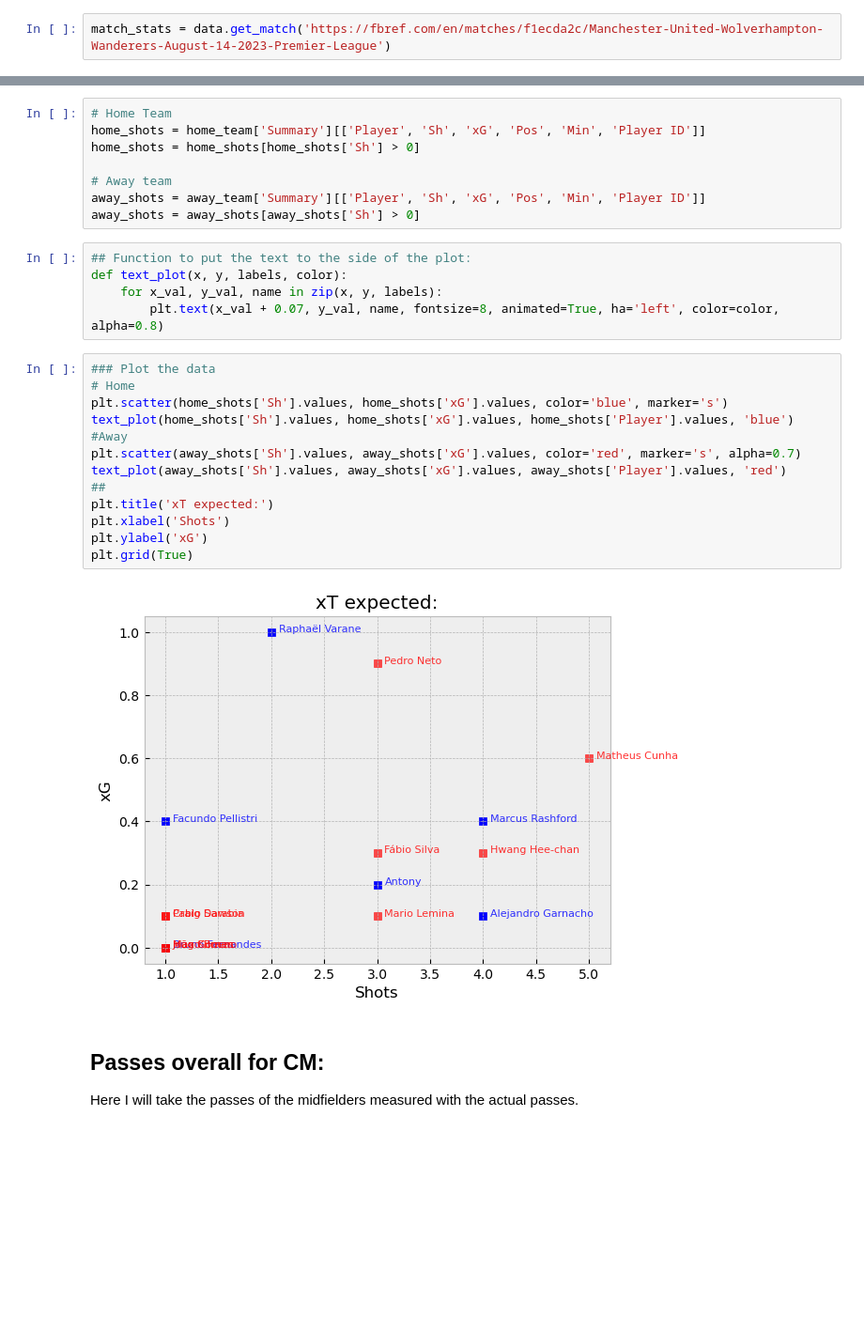
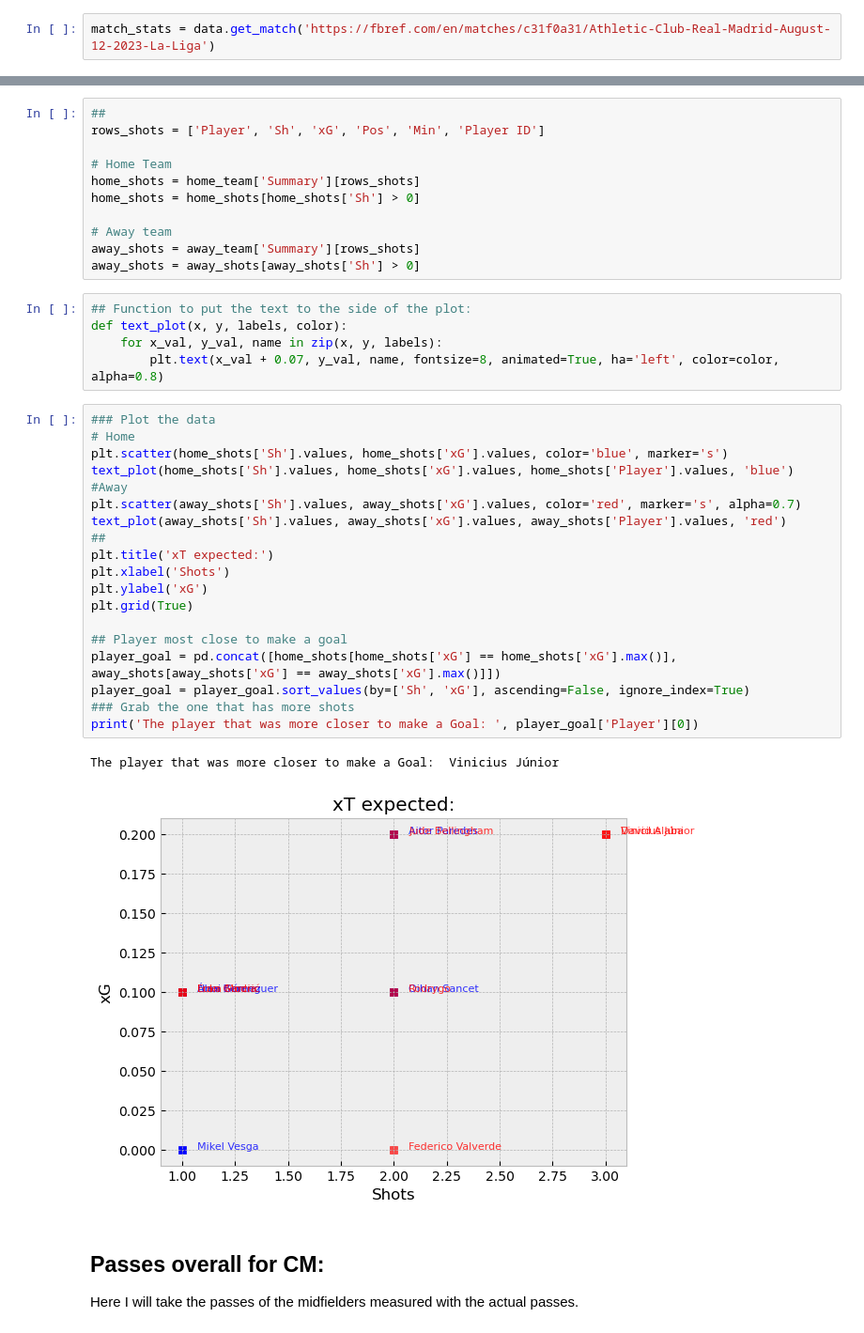
Before and after one commit to danirssx/player_test, a Jupyter notebook: player.ipynb, the cells around one changed output, grey strips where cells are left out. Shown: that part at 94% size. Saved outputs shown, nothing was run; the diff lists cells and outputs as text; blank space fills up the shorter version.

Commit message:
Closer Player to make a goal

```diff
--- a/player.ipynb
+++ b/player.ipynb
@@ -17,7 +17,7 @@ data = BotScrap()
 
 I want to collect all the important information about the single game.
 # %%
-match_stats = data.get_match('https://fbref.com/en/matches/f1ecda2c/Manchester-United-Wolverhampton-Wanderers-August-14-2023-Premier-League')
+match_stats = data.get_match('https://fbref.com/en/matches/c31f0a31/Athletic-Club-Real-Madrid-August-12-2023-La-Liga')
 # %% [markdown]
 `match_stats` will have all the data from game, including `Match`, `Home`, `Away`, `Shots` and `Stats`.
 # %% [markdown]
@@ -28,12 +28,15 @@ For this I have to use the shots and select all the important aspects of each pl
 home_team = match_stats['Home']['Home']
 away_team = match_stats['Away']['Away']
 # %%
+##
+rows_shots = ['Player', 'Sh', 'xG', 'Pos', 'Min', 'Player ID']
+
 # Home Team
-home_shots = home_team['Summary'][['Player', 'Sh', 'xG', 'Pos', 'Min', 'Player ID']]
+home_shots = home_team['Summary'][rows_shots]
 home_shots = home_shots[home_shots['Sh'] > 0]
 
 # Away team
-away_shots = away_team['Summary'][['Player', 'Sh', 'xG', 'Pos', 'Min', 'Player ID']]
+away_shots = away_team['Summary'][rows_shots]
 away_shots = away_shots[away_shots['Sh'] > 0]
 # %%
 ## Function to put the text to the side of the plot:
@@ -43,18 +46,25 @@ def text_plot(x, y, labels, color):
 # %%
 ### Plot the data
 # Home
 plt.scatter(home_shots['Sh'].values, home_shots['xG'].values, color='blue', marker='s')
 text_plot(home_shots['Sh'].values, home_shots['xG'].values, home_shots['Player'].values, 'blue')
 #Away
 plt.scatter(away_shots['Sh'].values, away_shots['xG'].values, color='red', marker='s', alpha=0.7)
 text_plot(away_shots['Sh'].values, away_shots['xG'].values, away_shots['Player'].values, 'red')
 ##
 plt.title('xT expected:')
 plt.xlabel('Shots')
 plt.ylabel('xG')
 plt.grid(True)
+
+## Player most close to make a goal
+player_goal = pd.concat([home_shots[home_shots['xG'] == home_shots['xG'].max()], away_shots[away_shots['xG'] == away_shots['xG'].max()]])
+player_goal = player_goal.sort_values(by=['Sh', 'xG'], ascending=False, ignore_index=True)
+### Grab the one that has more shots
+print('The player that was more closer to make a Goal: ', player_goal['Player'][0])
 # %% [output]
+The player that was more closer to make a Goal:  Vinicius Júnior
-[figure, old version]
+[figure, new version]
 # %% [markdown]
 ## Passes overall for CM:
 Here I will take the passes of the midfielders measured with the actual passes.
```
Also changed, not shown: parts of 3 cells of this notebook.
